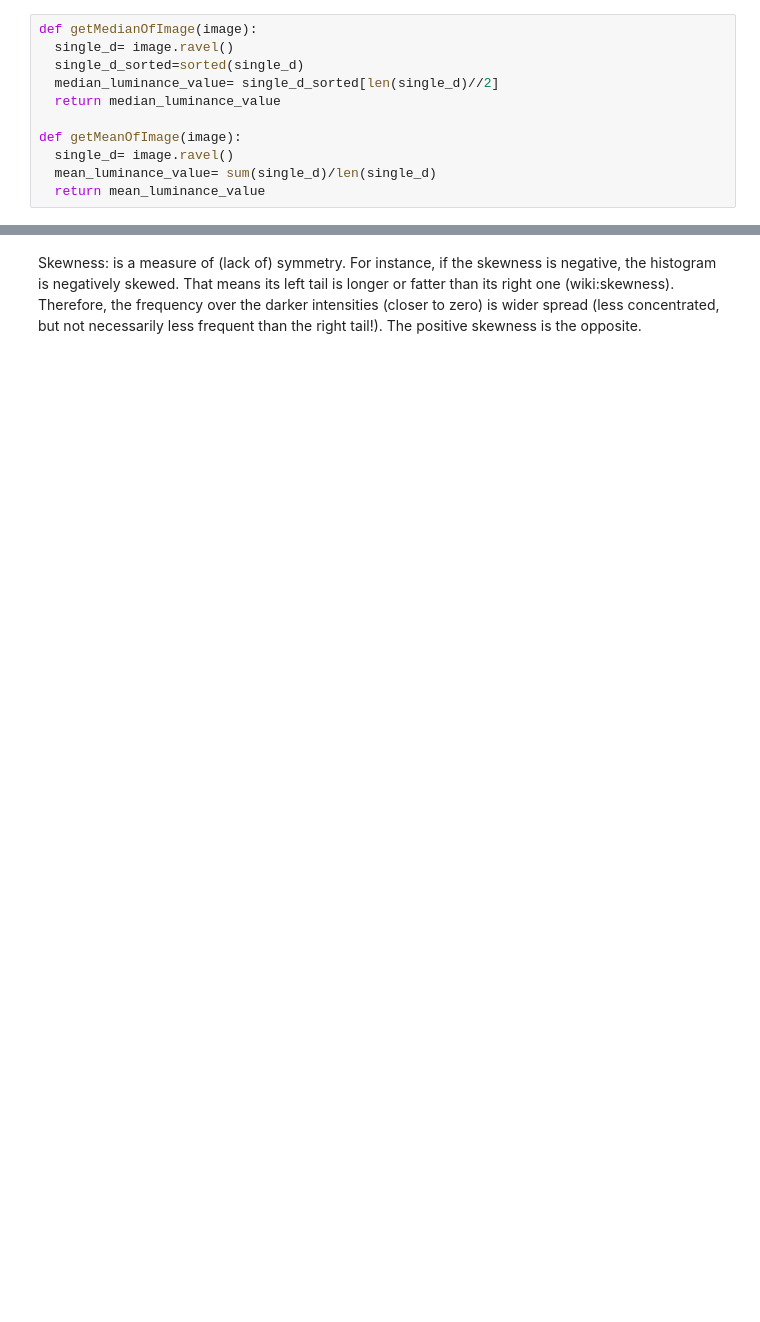
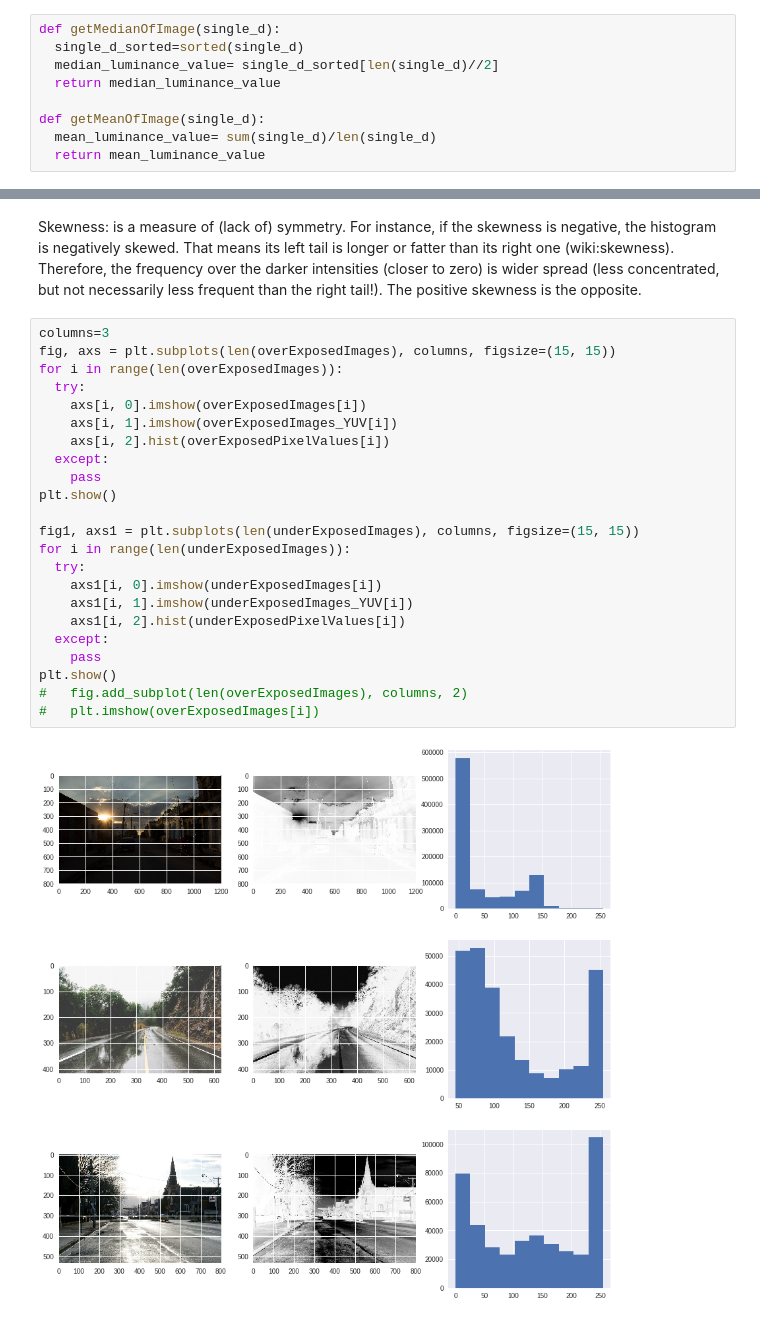
Before and after one commit to UjjwalSaxena/road-glare-removal-tests, a Jupyter notebook: tests1.ipynb, the cells around one changed output, grey strips where cells are left out. Drawn from its saved outputs; the diff is of its cells as text; blank space fills up the shorter version.

```diff
--- a/tests1.ipynb
+++ b/tests1.ipynb
@@ -52,14 +58,12 @@ def getImagesFromFolder(foldername):
   images= [loadImages(image_path) for image_path in imagePaths]
   return images
 # %%
-def getMedianOfImage(image):
-  single_d= image.ravel()
+def getMedianOfImage(single_d):
   single_d_sorted=sorted(single_d)
   median_luminance_value= single_d_sorted[len(single_d)//2]
   return median_luminance_value
 
-def getMeanOfImage(image):
-  single_d= image.ravel()
+def getMeanOfImage(single_d):
   mean_luminance_value= sum(single_d)/len(single_d)
   return mean_luminance_value
 # %%
@@ -118,2 +142,27 @@ Median               |          Mean
 # %% [markdown]
 Skewness: is a measure of (lack of) symmetry. For instance, if the skewness is negative, the histogram is negatively skewed. That means its left tail is longer or fatter than its right one (wiki:skewness). Therefore, the frequency over the darker intensities (closer to zero) is wider spread (less concentrated, but not necessarily less frequent than the right tail!). The positive skewness is the opposite.
+# %%
+columns=3
+fig, axs = plt.subplots(len(overExposedImages), columns, figsize=(15, 15))
+for i in range(len(overExposedImages)):
+  try:
+    axs[i, 0].imshow(overExposedImages[i])
+    axs[i, 1].imshow(overExposedImages_YUV[i])
+    axs[i, 2].hist(overExposedPixelValues[i])
+  except:
+    pass
+plt.show()
+
+fig1, axs1 = plt.subplots(len(underExposedImages), columns, figsize=(15, 15))
+for i in range(len(underExposedImages)):
+  try:
+    axs1[i, 0].imshow(underExposedImages[i])
+    axs1[i, 1].imshow(underExposedImages_YUV[i])
+    axs1[i, 2].hist(underExposedPixelValues[i])
+  except:
+    pass
+plt.show()
+#   fig.add_subplot(len(overExposedImages), columns, 2)
+#   plt.imshow(overExposedImages[i])
+# %% [output]
+[figure, added]
```
Also changed, not shown: parts of 12 cells of this notebook.
